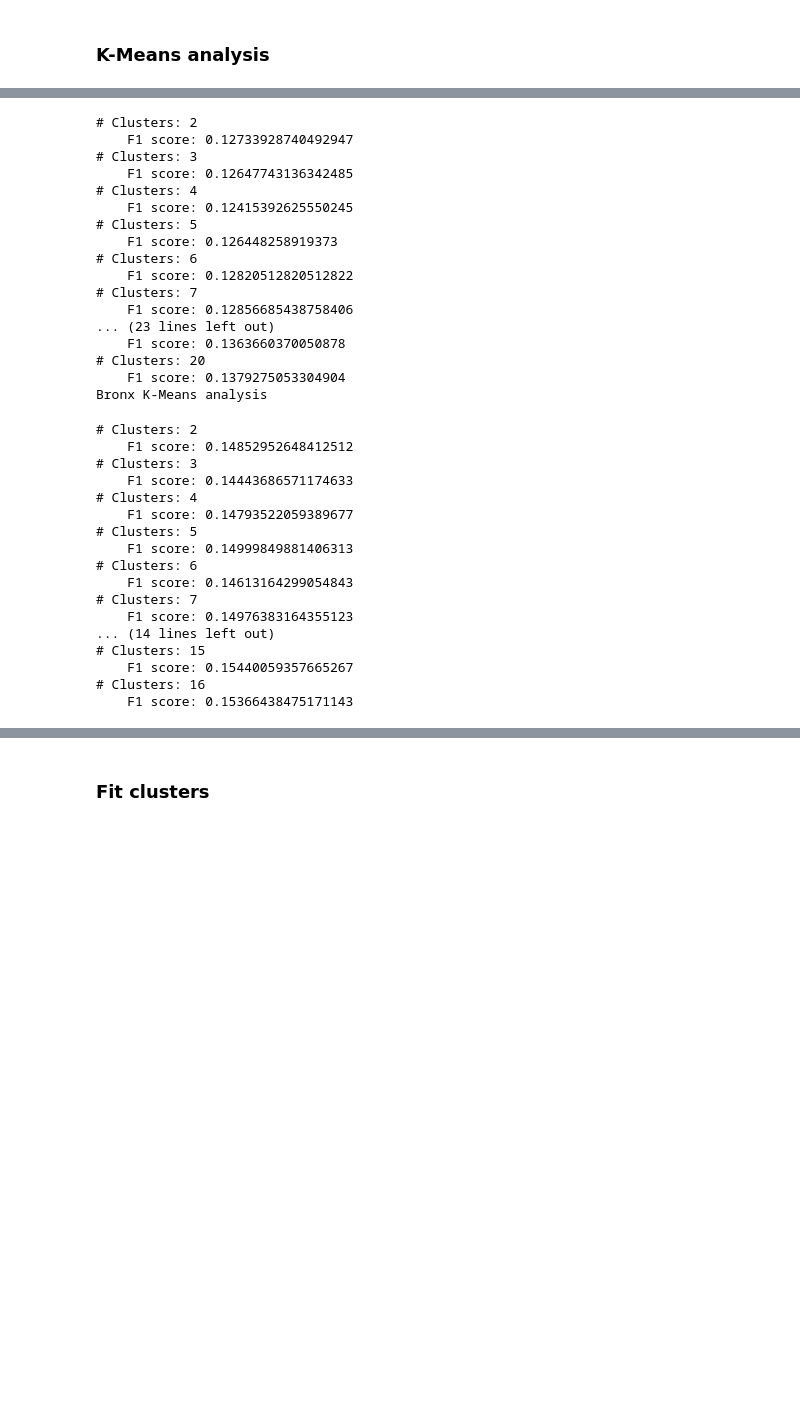
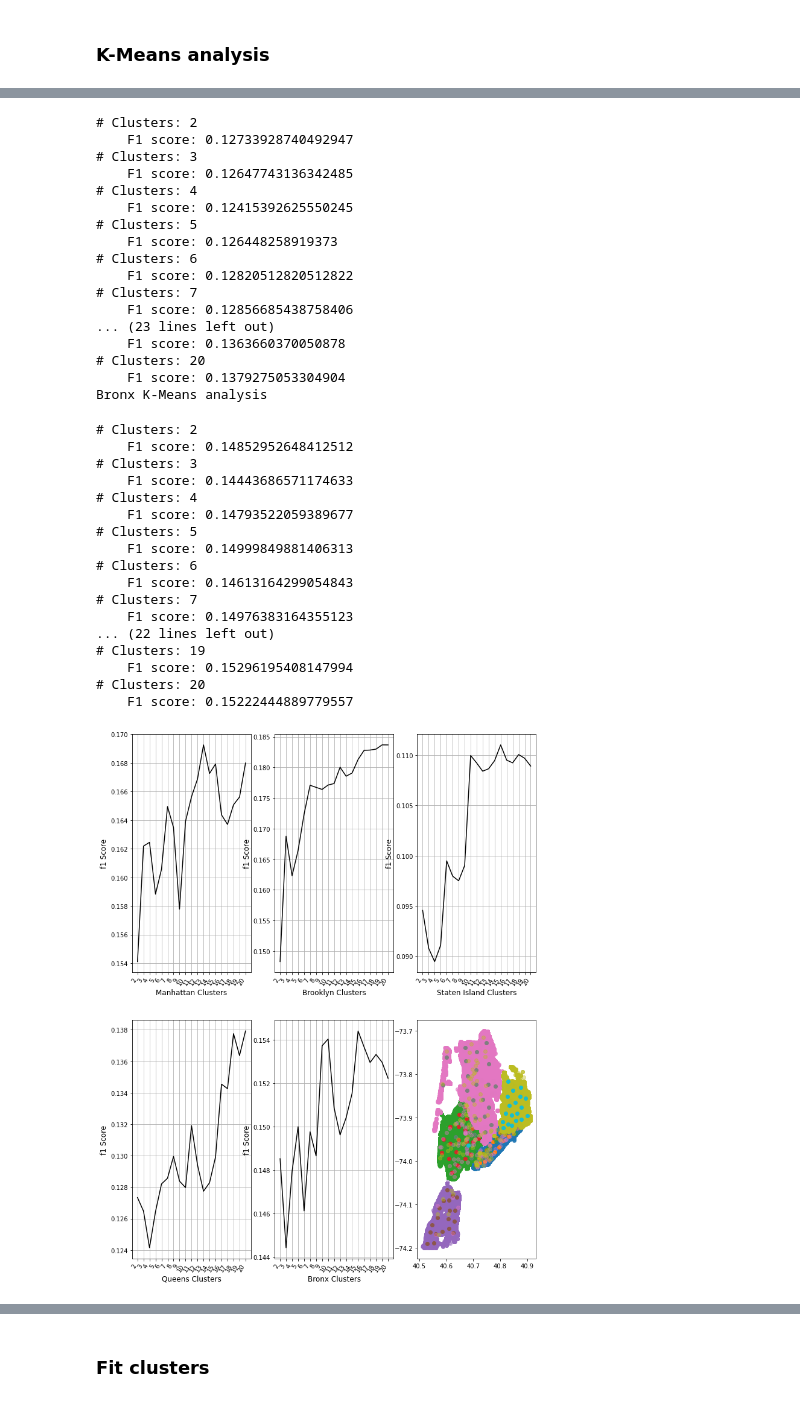
Before and after one commit to HechtYehuda/NYC-MVA-model, a Jupyter notebook: Model prework/Hyperparameter tuning.ipynb, the cells around one changed output, grey strips where cells are left out. Cells and saved outputs as stored; diff of their text form; code cells hidden in the pictures; blank space fills up the shorter version.

```diff
--- a/Model prework/Hyperparameter tuning.ipynb
+++ b/Model prework/Hyperparameter tuning.ipynb
@@ -55,7 +55,7 @@ Done.
 # %%
 boroughs = ['MANHATTAN','BROOKLYN','STATEN ISLAND','QUEENS','BRONX']
 subplots = [231,232,233,234,235]
-_ = plt.figure(figsize=(12,16))
+_ = plt.figure(figsize=(16,12))
 max_k = {}
 for space, current_borough in zip(subplots, boroughs):
     print(f'{current_borough.title()} K-Means analysis')
@@ -125,38 +125,39 @@ Staten Island K-Means analysis
 Queens K-Means analysis
 # Clusters: 2
     F1 score: 0.12733928740492947
 # Clusters: 3
     F1 score: 0.12647743136342485
 # Clusters: 4
     F1 score: 0.12415392625550245
 # Clusters: 5
     F1 score: 0.126448258919373
 # Clusters: 6
     F1 score: 0.12820512820512822
 # Clusters: 7
     F1 score: 0.12856685438758406
 ... (23 lines left out)
     F1 score: 0.1363660370050878
 # Clusters: 20
     F1 score: 0.1379275053304904
 Bronx K-Means analysis
 # Clusters: 2
     F1 score: 0.14852952648412512
 # Clusters: 3
     F1 score: 0.14443686571174633
 # Clusters: 4
     F1 score: 0.14793522059389677
 # Clusters: 5
     F1 score: 0.14999849881406313
 # Clusters: 6
     F1 score: 0.14613164299054843
 # Clusters: 7
     F1 score: 0.14976383164355123
-... (14 lines left out)
-# Clusters: 15
-    F1 score: 0.15440059357665267
-# Clusters: 16
-    F1 score: 0.15366438475171143
+... (22 lines left out)
+# Clusters: 19
+    F1 score: 0.15296195408147994
+# Clusters: 20
+    F1 score: 0.15222444889779557
+[figure, added]
 # %%
 _ = plt.savefig('K-Means tuning.png')
 for i in max_k:
```
Also changed, not shown: parts of 4 cells of this notebook, 1 other file.
